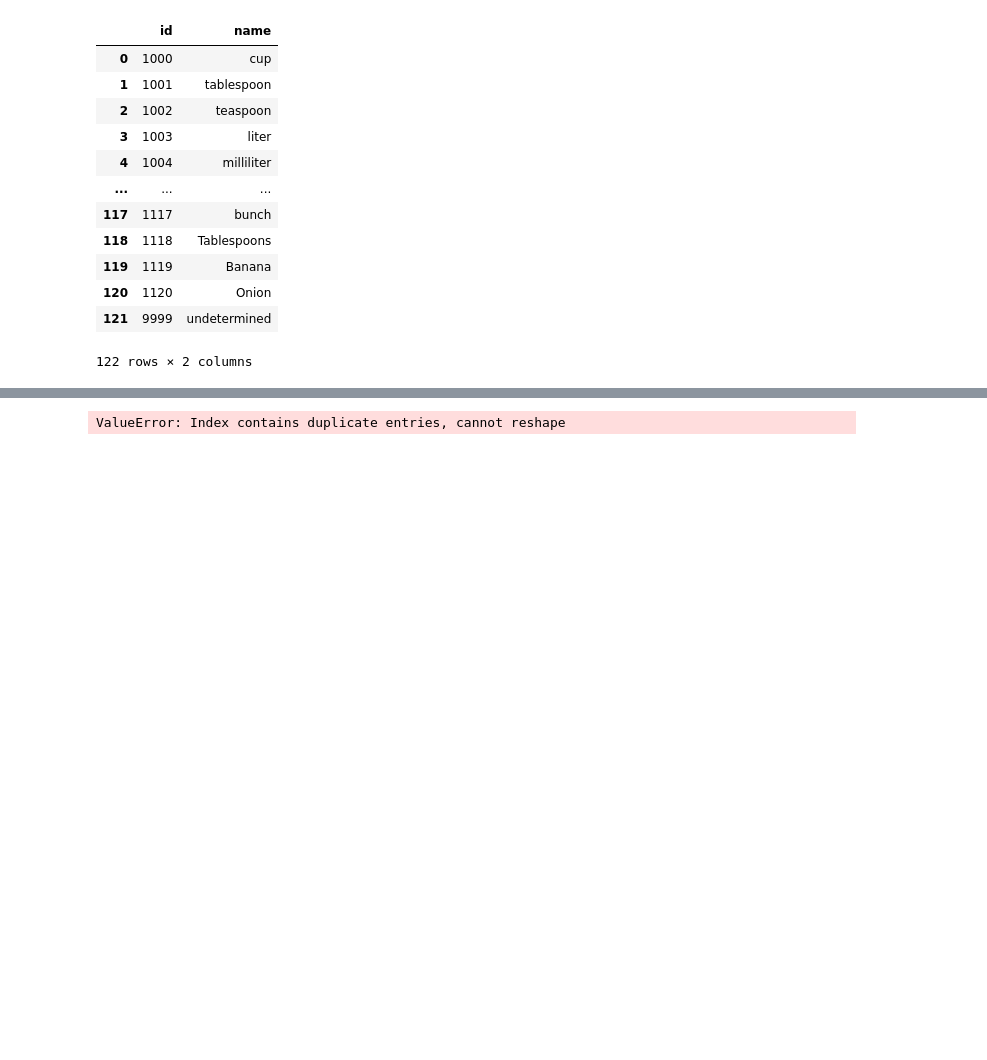
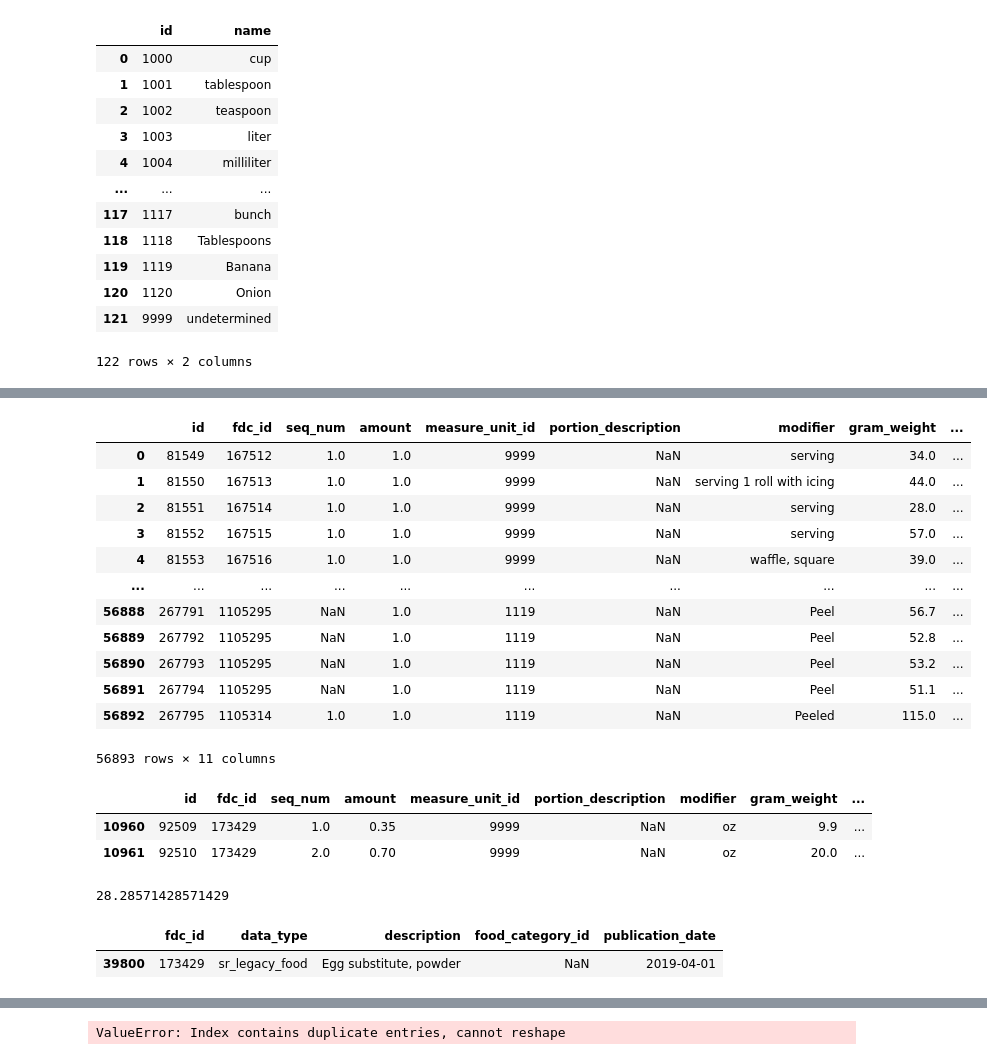
Before and after one commit to DmitriyG228/food, a Jupyter notebook: 00_nbs/usda_parsing.ipynb, the cells around one changed output, grey strips where cells are left out. Drawn from its saved outputs; the diff is of its cells as text; code cells hidden in the pictures; blank space fills up the shorter version.

```diff
--- a/00_nbs/usda_parsing.ipynb
+++ b/00_nbs/usda_parsing.ipynb
@@ -153,0 +212,26 @@ attributes = pd.read_csv(data_path/'food_attribute.csv')
+# %%
+fndd_portions
+# %% [output]
+|  | id | fdc_id | seq_num | amount | measure_unit_id | portion_description | modifier | gram_weight | ... |
+| 0 | 81549 | 167512 | 1.0 | 1.0 | 9999 | NaN | serving | 34.0 | ... |
+| 1 | 81550 | 167513 | 1.0 | 1.0 | 9999 | NaN | serving 1 roll with icing | 44.0 | ... |
+| 2 | 81551 | 167514 | 1.0 | 1.0 | 9999 | NaN | serving | 28.0 | ... |
+| 3 | 81552 | 167515 | 1.0 | 1.0 | 9999 | NaN | serving | 57.0 | ... |
+| 4 | 81553 | 167516 | 1.0 | 1.0 | 9999 | NaN | waffle, square | 39.0 | ... |
+| ... | ... | ... | ... | ... | ... | ... | ... | ... | ... |
+| 56888 | 267791 | 1105295 | NaN | 1.0 | 1119 | NaN | Peel | 56.7 | ... |
+| 56889 | 267792 | 1105295 | NaN | 1.0 | 1119 | NaN | Peel | 52.8 | ... |
+| 56890 | 267793 | 1105295 | NaN | 1.0 | 1119 | NaN | Peel | 53.2 | ... |
+| 56891 | 267794 | 1105295 | NaN | 1.0 | 1119 | NaN | Peel | 51.1 | ... |
+| 56892 | 267795 | 1105314 | 1.0 | 1.0 | 1119 | NaN | Peeled | 115.0 | ... |
+56893 rows × 11 columns
+# %%
+fndd_portions[fndd_portions['fdc_id']==173429]
+# %% [output]
+|  | id | fdc_id | seq_num | amount | measure_unit_id | portion_description | modifier | gram_weight | ... |
+| 10960 | 92509 | 173429 | 1.0 | 0.35 | 9999 | NaN | oz | 9.9 | ... |
+| 10961 | 92510 | 173429 | 2.0 | 0.70 | 9999 | NaN | oz | 20.0 | ... |
+# %%
+9.9/0.35
+# %% [output]
+28.28571428571429
@@ -153,0 +240,5 @@ attributes = pd.read_csv(data_path/'food_attribute.csv')
+# %%
+df[df['fdc_id']==173429]
+# %% [output]
+|  | fdc_id | data_type | description | food_category_id | publication_date |
+| 39800 | 173429 | sr_legacy_food | Egg substitute, powder | NaN | 2019-04-01 |
```
Also changed, not shown: parts of 23 cells of this notebook, 11 other files.
